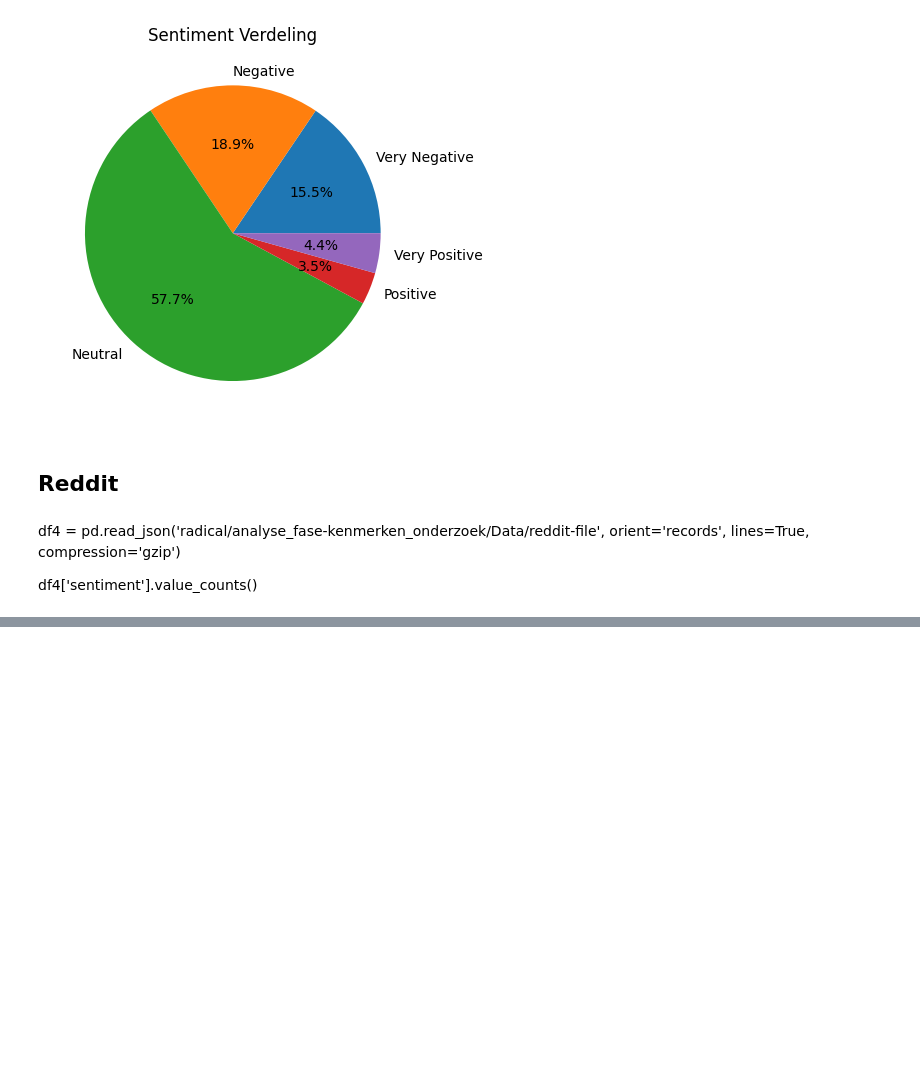
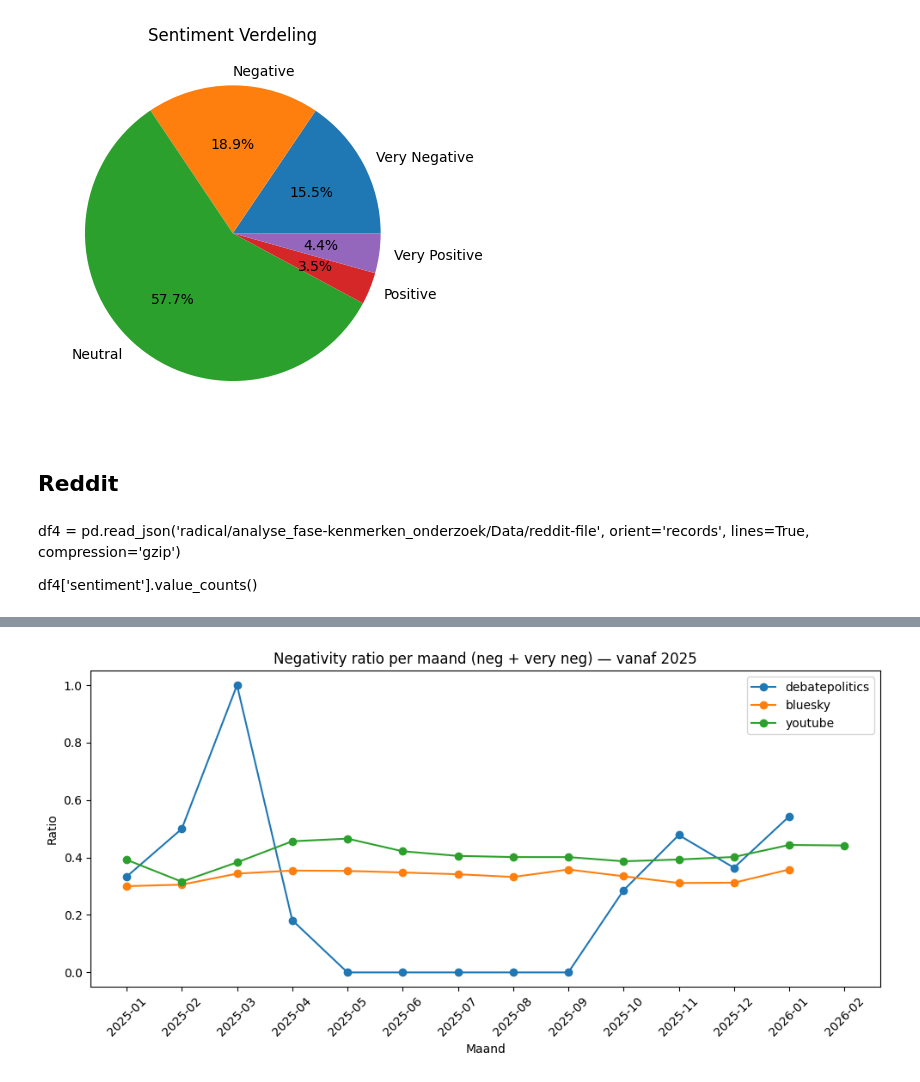
Before and after one commit to ManzerX/radical, a Jupyter notebook: analyse_fase-kenmerken_onderzoek/Sentiment/sentiment-analyse.ipynb, the cells around one changed output, grey strips where cells are left out. Cells and saved outputs as stored; diff of their text form; code cells hidden in the pictures; blank space fills up the shorter version.

```diff
--- a/analyse_fase-kenmerken_onderzoek/Sentiment/sentiment-analyse.ipynb
+++ b/analyse_fase-kenmerken_onderzoek/Sentiment/sentiment-analyse.ipynb
@@ -180,0 +326,14 @@ df4['sentiment'].value_counts()
+# %%
+plt.figure(figsize=(10, 5))
+for name, nr in nr_map.items():
+    plt.plot(nr.index.astype(str), nr.values, marker="o", label=name)
+
+plt.title(f"Negativity ratio per maand (neg + very neg) — vanaf {MIN_YEAR}")
+plt.xlabel("Maand")
+plt.ylabel("Ratio")
+plt.xticks(rotation=45)
+plt.legend()
+plt.tight_layout()
+plt.show()
+# %% [output]
+[figure, added]
```
Also changed, not shown: parts of 13 cells of this notebook, 2 other files.
